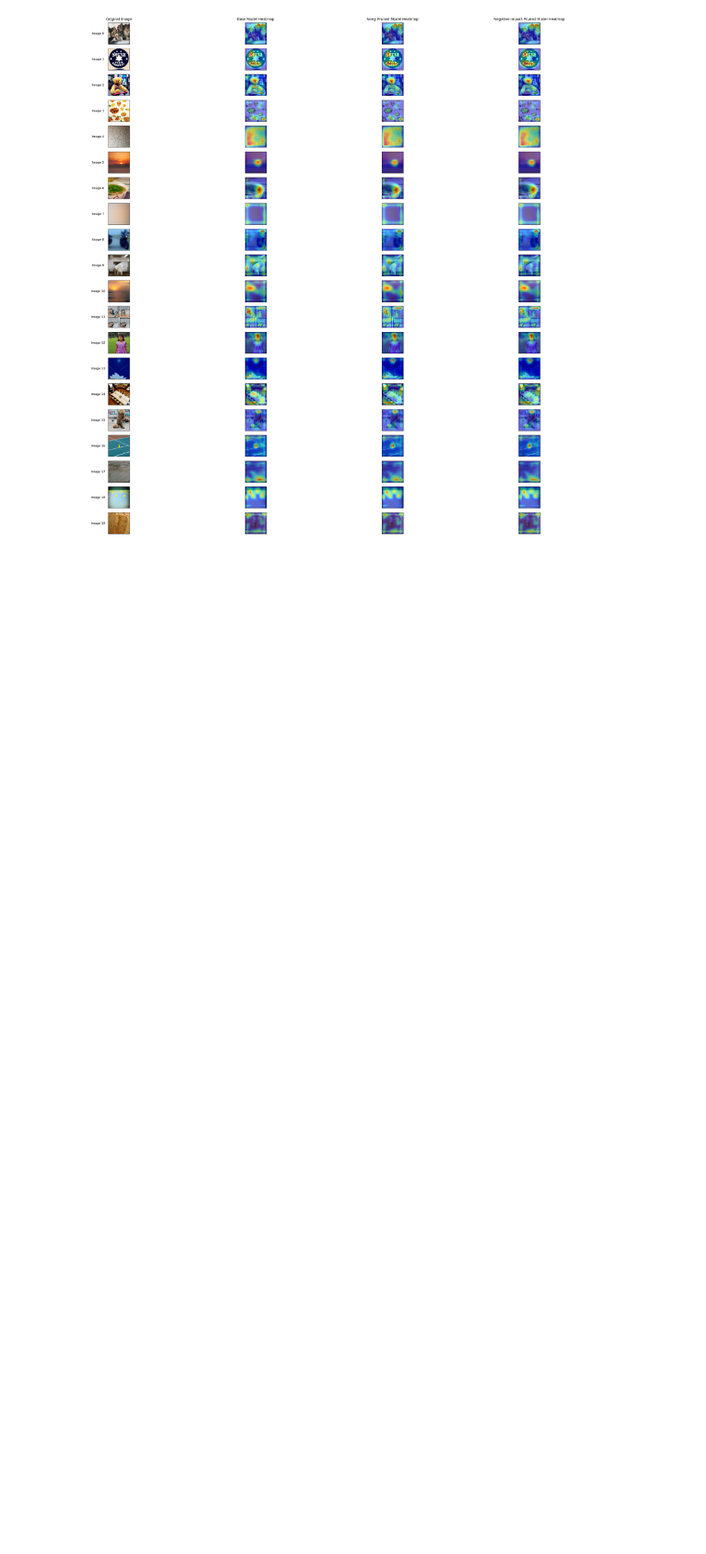
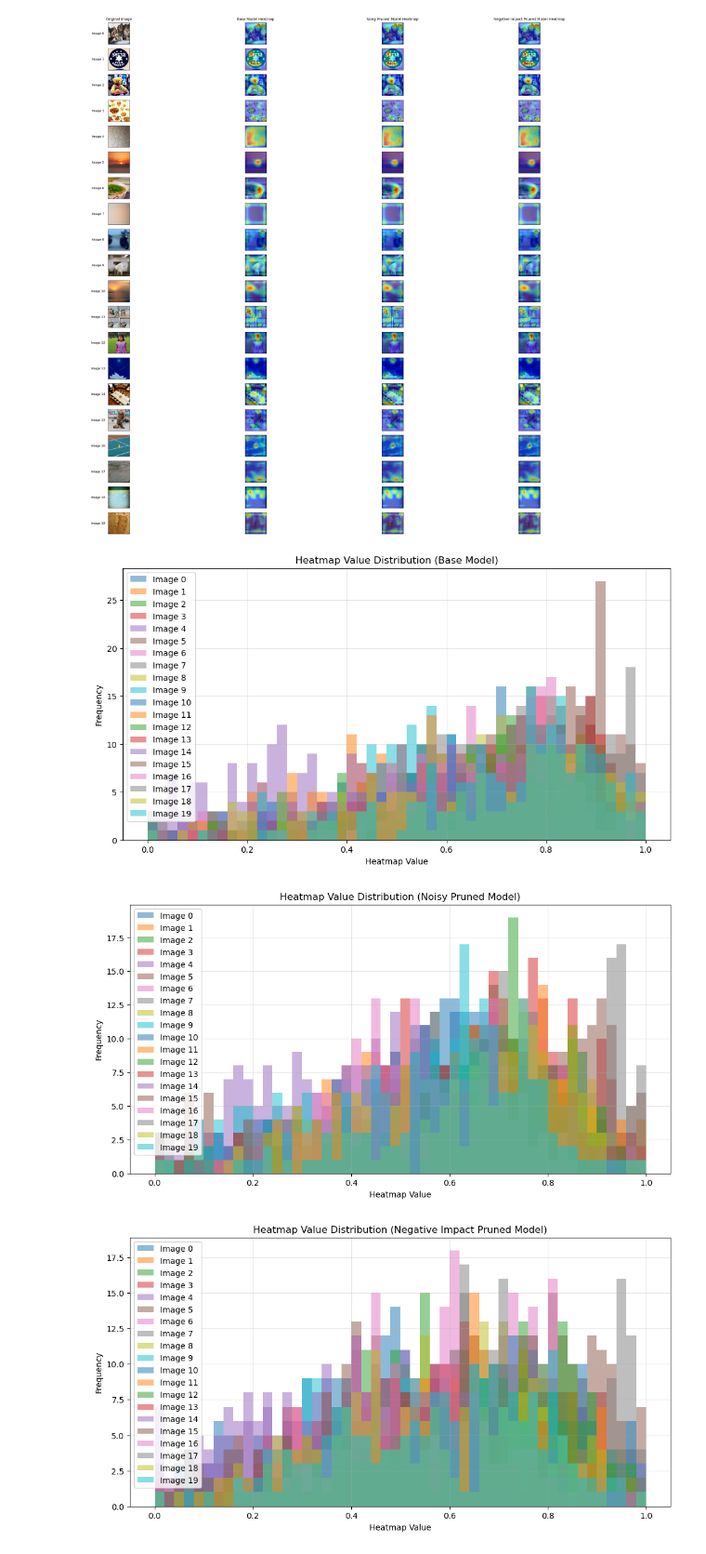
Before and after one commit to icaro-rdp/Internship_project_2025, a Jupyter notebook: VGG-16-heatmaps.ipynb, the cells around one changed output. Shown at 93% size. Saved outputs shown, nothing was run; the diff lists cells and outputs as text; code cells hidden in the pictures; blank space fills up the shorter version.

```diff
--- a/VGG-16-heatmaps.ipynb
+++ b/VGG-16-heatmaps.ipynb
@@ -638,18 +642,9 @@ def overlay_mask(img, mask, colormap="jet_r", alpha=0.7, enhance_contrast=True):
 # %%
-# Get just the first 5 elements of the validation dataset to test the functions above
 
-OUTPUT_DIR_BASE = 'Heatmap_images/base_model'
-OUTPUT_DIR_NOISY = 'Heatmap_images/noisy_pruned_model'
-OUTPUT_DIR_NEG_IMPACT = 'Heatmap_images/negative_impact_pruned_model'
 
-batch_features_base = layer_28_feature_maps_base
-batch_features_noisy = layer_28_feature_maps_noisy
-batch_features_neg_impact = layer_28_feature_maps_neg_impact
-channel_importance_scores = importance_scores
+heatmap_list_base = create_heatmaps_from_dataloader(test_functions_dataloader, batch_features_base,baseline_scores,OUTPUT_DIR_BASE)
 
-heatmap_list_base = create_heatmaps_from_dataloader(test_functions_dataloader, batch_features_base,None,OUTPUT_DIR_BASE)
+heatmap_list_noisy = create_heatmaps_from_dataloader(test_functions_dataloader, batch_features_noisy, noisy_scores, OUTPUT_DIR_NOISY)
 
-heatmap_list_noisy = create_heatmaps_from_dataloader(test_functions_dataloader, batch_features_noisy, channel_importance_scores, OUTPUT_DIR_NOISY)
-
-heatmap_list_neg_impact = create_heatmaps_from_dataloader(test_functions_dataloader, batch_features_neg_impact, channel_importance_scores, OUTPUT_DIR_NEG_IMPACT)
+heatmap_list_neg_impact = create_heatmaps_from_dataloader(test_functions_dataloader, batch_features_neg_impact, negative_impact_scores, OUTPUT_DIR_NEG_IMPACT)
 # %% [output]
@@ -767,3 +745,37 @@ def display_image_comparison(num_images=5, figsize=(20, 15)):
 display_image_comparison(num_images=20, figsize=(30, 30))
 # %% [output]
 [figure]
+# %%
+# plot the distributions of the 14x14 heatmaps created for the first 5 images in the validation set
+
+def plot_heatmap_distributions(heatmaps, model_name):
+    """
+    Plot the distribution of values in the heatmaps.
+
+    Args:
+        heatmaps (list): List of heatmaps (numpy arrays).
+        model_name (str): Name of the model for the plot title.
+    """
+    plt.figure(figsize=(12, 6))
+
+    for i, heatmap in enumerate(heatmaps):
+        # Flatten the heatmap
+        heatmap_flat = heatmap.flatten()
+
+        # Plot histogram
+        plt.hist(heatmap_flat, bins=50, alpha=0.5, label=f'Image {i}')
+
+    plt.title(f'Heatmap Value Distribution ({model_name})')
+    plt.xlabel('Heatmap Value')
+    plt.ylabel('Frequency')
+    plt.legend()
+    plt.grid(alpha=0.3)
+    plt.show()
+# Plot the heatmap distributions for the three models
+plot_heatmap_distributions(heatmap_list_base, 'Base Model')
+plot_heatmap_distributions(heatmap_list_noisy, 'Noisy Pruned Model')
+plot_heatmap_distributions(heatmap_list_neg_impact, 'Negative Impact Pruned Model')
+# %% [output]
+[figure, added]
+[figure, added]
+[figure, added]
```
Also changed, not shown: parts of 9 cells of this notebook, 2 other files.
